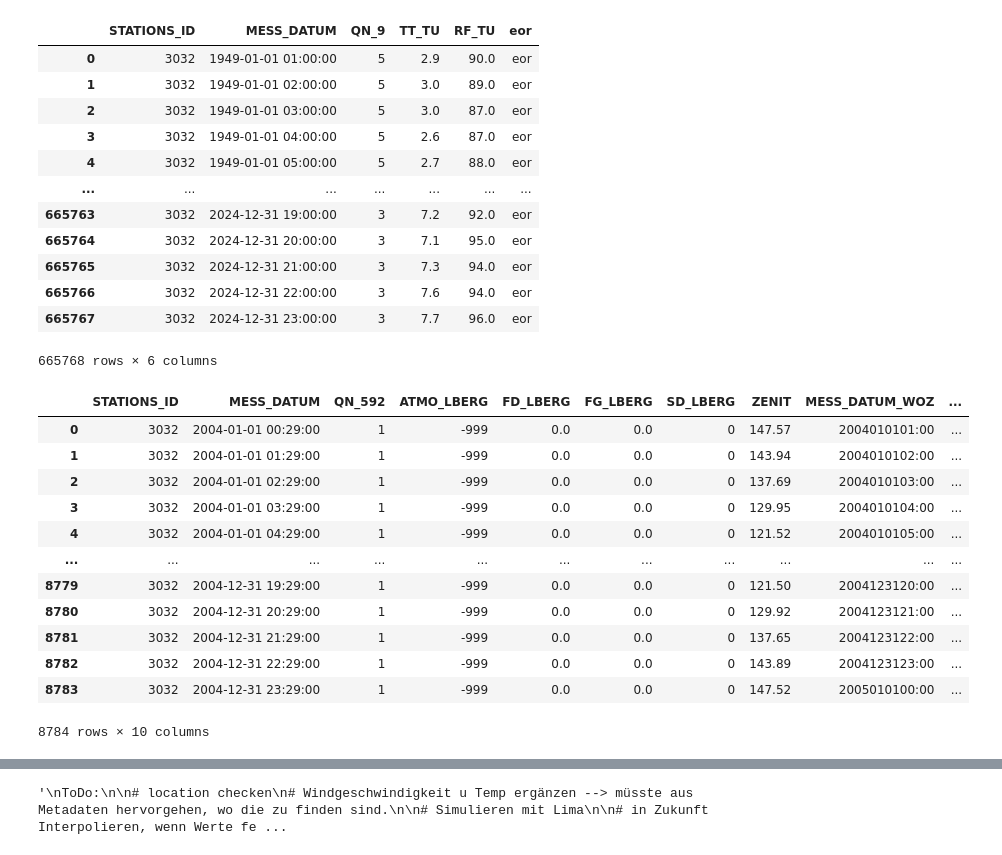
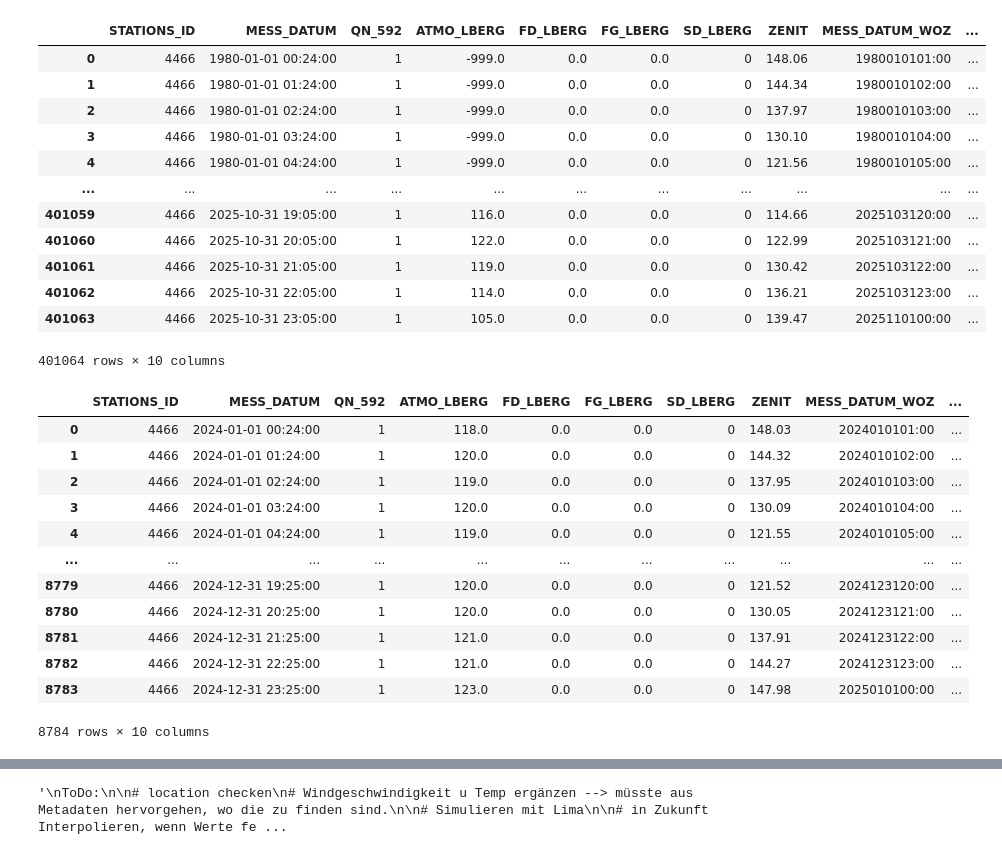
Before and after one commit to CasGross/work_things_at_Kraftwerk, a Jupyter notebook: Wetterzeitreihen/dwd_to_csv_hourly_timeshift.ipynb, the cells around one changed output, grey strips where cells are left out. Drawn from its saved outputs; the diff is of its cells as text; code cells hidden in the pictures.

```diff
--- a/Wetterzeitreihen/dwd_to_csv_hourly_timeshift.ipynb
+++ b/Wetterzeitreihen/dwd_to_csv_hourly_timeshift.ipynb
@@ -23,24 +23,26 @@ zu klären bleibt, ob der Timeshift mit eingebaut werden soll oder nicht.
 import pandas as pd
 import numpy as np
 
+# Inputs und Auswahl des Jahres
+name = 'produkt_st_stunde_19800101_20251031_04466_Schleswig.csv'
+name_tamb = 'produkt_tu_stunde_19510101_20241231_04466_Schleswig.csv'
 
-# name = 'produkt_zehn_min_sd_20000101_20080526_00222.csv' -> war erster Versuch
 
-name = 'Schleswig_2004_1h_solar.csv'
-name_tamb = 'Schleswig_2004_1h_tamb.csv'
+stationsID = 'station_04466_Schleswig_neu_'
+timestep = '1h_'
 
-#welches Jahr soll gefiltert werden?
-# #2024
-# start = pd.Timestamp('2024-01-01 00:00')
-# ende = pd.Timestamp('2024-12-31 23:50')
+# # welches Jahr soll gefiltert werden?
+# 2024
+start = pd.Timestamp('2024-01-01 00:00')
+ende = pd.Timestamp('2024-12-31 23:50')
 
-# 2004
-start = pd.Timestamp('2004-01-01 00:00')
-ende = pd.Timestamp('2004-12-31 23:50')
+# # 2004
+# start = pd.Timestamp('2004-01-01 00:00')
+# ende = pd.Timestamp('2004-12-31 23:50')
 
 
 # CSV-Datei laden
 df = pd.read_csv(name,sep=';')
 df_Tamb = pd.read_csv(name_tamb,sep=';')
-df_Tamb
+df
 # %% [output]
@@ -70,29 +62,29 @@ energy_to_power_1h    = (100^2)/(60^2) # J/cm^2 to W/m^2 [1h] # später addiere
 # %%
 # hier muss aufgepasst werden: manche Dateien haben %Y%m%d%H%M als Format, andere haben %Y%m%d%H:%M
 df_neu = df
 
 df_neu['MESS_DATUM'] = pd.to_datetime(df['MESS_DATUM'], format  ='%Y%m%d%H:%M') # hier muss aufgepasst werden: manche Dateien haben %Y%m%d%H%M als Format, andere haben %Y%m%d%H:%M
 df_neu
 
 df_neu_tamb = df_Tamb
 df_neu_tamb['MESS_DATUM'] = pd.to_datetime(df_Tamb['MESS_DATUM'], format='%Y%m%d%H')
-df_neu_tamb
+
+df_neu
 # %% [output]
-|  | STATIONS_ID | MESS_DATUM | QN_9 | TT_TU | RF_TU | eor |
-| 0 | 3032 | 1949-01-01 01:00:00 | 5 | 2.9 | 90.0 | eor |
-| 1 | 3032 | 1949-01-01 02:00:00 | 5 | 3.0 | 89.0 | eor |
-| 2 | 3032 | 1949-01-01 03:00:00 | 5 | 3.0 | 87.0 | eor |
-| 3 | 3032 | 1949-01-01 04:00:00 | 5 | 2.6 | 87.0 | eor |
-| 4 | 3032 | 1949-01-01 05:00:00 | 5 | 2.7 | 88.0 | eor |
-| ... | ... | ... | ... | ... | ... | ... |
-| 665763 | 3032 | 2024-12-31 19:00:00 | 3 | 7.2 | 92.0 | eor |
-| 665764 | 3032 | 2024-12-31 20:00:00 | 3 | 7.1 | 95.0 | eor |
-| 665765 | 3032 | 2024-12-31 21:00:00 | 3 | 7.3 | 94.0 | eor |
-| 665766 | 3032 | 2024-12-31 22:00:00 | 3 | 7.6 | 94.0 | eor |
-| 665767 | 3032 | 2024-12-31 23:00:00 | 3 | 7.7 | 96.0 | eor |
+|  | STATIONS_ID | MESS_DATUM | QN_592 | ATMO_LBERG | FD_LBERG | FG_LBERG | SD_LBERG | ZENIT | MESS_DATUM_WOZ | ... |
+| 0 | 4466 | 1980-01-01 00:24:00 | 1 | -999.0 | 0.0 | 0.0 | 0 | 148.06 | 1980010101:00 | ... |
+| 1 | 4466 | 1980-01-01 01:24:00 | 1 | -999.0 | 0.0 | 0.0 | 0 | 144.34 | 1980010102:00 | ... |
+| 2 | 4466 | 1980-01-01 02:24:00 | 1 | -999.0 | 0.0 | 0.0 | 0 | 137.97 | 1980010103:00 | ... |
+| 3 | 4466 | 1980-01-01 03:24:00 | 1 | -999.0 | 0.0 | 0.0 | 0 | 130.10 | 1980010104:00 | ... |
+| 4 | 4466 | 1980-01-01 04:24:00 | 1 | -999.0 | 0.0 | 0.0 | 0 | 121.56 | 1980010105:00 | ... |
+| ... | ... | ... | ... | ... | ... | ... | ... | ... | ... | ... |
+| 401059 | 4466 | 2025-10-31 19:05:00 | 1 | 116.0 | 0.0 | 0.0 | 0 | 114.66 | 2025103120:00 | ... |
+| 401060 | 4466 | 2025-10-31 20:05:00 | 1 | 122.0 | 0.0 | 0.0 | 0 | 122.99 | 2025103121:00 | ... |
+| 401061 | 4466 | 2025-10-31 21:05:00 | 1 | 119.0 | 0.0 | 0.0 | 0 | 130.42 | 2025103122:00 | ... |
+| 401062 | 4466 | 2025-10-31 22:05:00 | 1 | 114.0 | 0.0 | 0.0 | 0 | 136.21 | 2025103123:00 | ... |
+| 401063 | 4466 | 2025-10-31 23:05:00 | 1 | 105.0 | 0.0 | 0.0 | 0 | 139.47 | 2025110100:00 | ... |
-665768 rows × 6 columns
+401064 rows × 10 columns
 # %%
-
 # Filtere den DataFrame im gewünschten Zeitraum
 df_neu = df_neu[(df_neu['MESS_DATUM'] >= start) & (df_neu['MESS_DATUM'] <= ende)].reset_index(drop=True)
 df_neu_tamb = df_neu_tamb[(df_neu_tamb['MESS_DATUM'] >= start) & (df_neu_tamb['MESS_DATUM'] <= ende)].reset_index(drop=True)
@@ -100,17 +92,17 @@ df_neu_tamb = df_neu_tamb[(df_neu_tamb['MESS_DATUM'] >= start) & (df_neu_tamb['M
 df_neu
 # %% [output]
 |  | STATIONS_ID | MESS_DATUM | QN_592 | ATMO_LBERG | FD_LBERG | FG_LBERG | SD_LBERG | ZENIT | MESS_DATUM_WOZ | ... |
-| 0 | 3032 | 2004-01-01 00:29:00 | 1 | -999 | 0.0 | 0.0 | 0 | 147.57 | 2004010101:00 | ... |
-| 1 | 3032 | 2004-01-01 01:29:00 | 1 | -999 | 0.0 | 0.0 | 0 | 143.94 | 2004010102:00 | ... |
-| 2 | 3032 | 2004-01-01 02:29:00 | 1 | -999 | 0.0 | 0.0 | 0 | 137.69 | 2004010103:00 | ... |
-| 3 | 3032 | 2004-01-01 03:29:00 | 1 | -999 | 0.0 | 0.0 | 0 | 129.95 | 2004010104:00 | ... |
-| 4 | 3032 | 2004-01-01 04:29:00 | 1 | -999 | 0.0 | 0.0 | 0 | 121.52 | 2004010105:00 | ... |
+| 0 | 4466 | 2024-01-01 00:24:00 | 1 | 118.0 | 0.0 | 0.0 | 0 | 148.03 | 2024010101:00 | ... |
+| 1 | 4466 | 2024-01-01 01:24:00 | 1 | 120.0 | 0.0 | 0.0 | 0 | 144.32 | 2024010102:00 | ... |
+| 2 | 4466 | 2024-01-01 02:24:00 | 1 | 119.0 | 0.0 | 0.0 | 0 | 137.95 | 2024010103:00 | ... |
+| 3 | 4466 | 2024-01-01 03:24:00 | 1 | 120.0 | 0.0 | 0.0 | 0 | 130.09 | 2024010104:00 | ... |
+| 4 | 4466 | 2024-01-01 04:24:00 | 1 | 119.0 | 0.0 | 0.0 | 0 | 121.55 | 2024010105:00 | ... |
 | ... | ... | ... | ... | ... | ... | ... | ... | ... | ... | ... |
-| 8779 | 3032 | 2004-12-31 19:29:00 | 1 | -999 | 0.0 | 0.0 | 0 | 121.50 | 2004123120:00 | ... |
-| 8780 | 3032 | 2004-12-31 20:29:00 | 1 | -999 | 0.0 | 0.0 | 0 | 129.92 | 2004123121:00 | ... |
-| 8781 | 3032 | 2004-12-31 21:29:00 | 1 | -999 | 0.0 | 0.0 | 0 | 137.65 | 2004123122:00 | ... |
-| 8782 | 3032 | 2004-12-31 22:29:00 | 1 | -999 | 0.0 | 0.0 | 0 | 143.89 | 2004123123:00 | ... |
-| 8783 | 3032 | 2004-12-31 23:29:00 | 1 | -999 | 0.0 | 0.0 | 0 | 147.52 | 2005010100:00 | ... |
+| 8779 | 4466 | 2024-12-31 19:25:00 | 1 | 120.0 | 0.0 | 0.0 | 0 | 121.52 | 2024123120:00 | ... |
+| 8780 | 4466 | 2024-12-31 20:25:00 | 1 | 120.0 | 0.0 | 0.0 | 0 | 130.05 | 2024123121:00 | ... |
+| 8781 | 4466 | 2024-12-31 21:25:00 | 1 | 121.0 | 0.0 | 0.0 | 0 | 137.91 | 2024123122:00 | ... |
+| 8782 | 4466 | 2024-12-31 22:25:00 | 1 | 121.0 | 0.0 | 0.0 | 0 | 144.27 | 2024123123:00 | ... |
+| 8783 | 4466 | 2024-12-31 23:25:00 | 1 | 123.0 | 0.0 | 0.0 | 0 | 147.98 | 2025010100:00 | ... |
 8784 rows × 10 columns
 # %%
 
```
Also changed, not shown: parts of 8 cells of this notebook, 37 other files.
